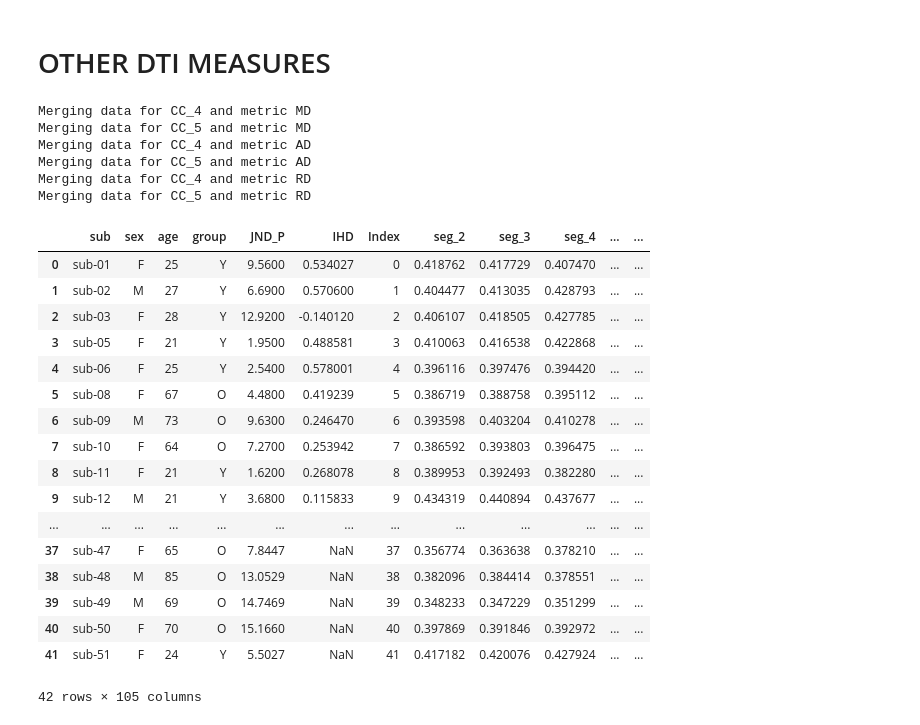
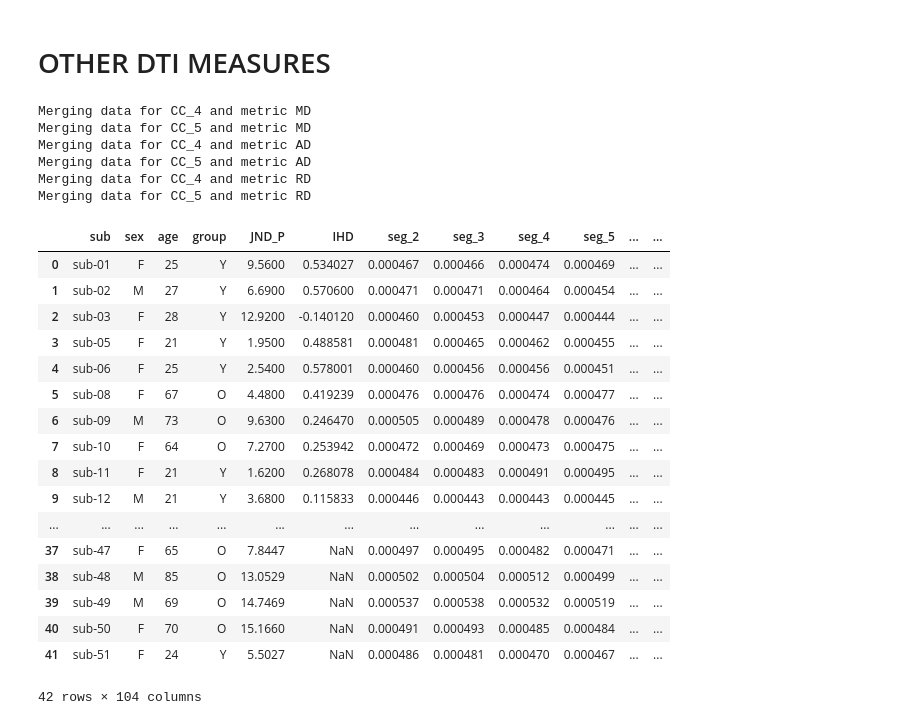
Before and after one commit to DanielaMPinzon/DTI_Aging, a Jupyter notebook: MediationAnalysis.ipynb, the cells around one changed output. Cells and saved outputs as stored; diff of their text form; code cells hidden in the pictures.

```diff
--- a/MediationAnalysis.ipynb
+++ b/MediationAnalysis.ipynb
@@ -370,6 +389,7 @@ from scipy import stats
 fig, axs = plt.subplots(nrows=2, ncols=4, figsize=(15, 7))
 axs = axs.flatten()
 
+CCx_list = ['CC_4','CC_5']
 # Define colors for groups
 group_colors = {'O': 'red', 'Y': 'blue'}
 
@@ -660,0 +641,26 @@ Results for CC_2:
+# %%
+# same anakysis but with C. Landelle data
+aging_path = "/home/daniela/Documents/PROJECTS/Aging_DWI/Data_Sub"
+aging_file_path = os.path.join(aging_path, "ForDiffusionAnalysis_original.xlsx")
+aging_data = pd.read_excel(aging_file_path)
+# make sure that first row is the header
+aging_data.columns = aging_data.iloc[0]
+aging_data = aging_data.drop(0).reset_index(drop=True)
+# eliminate the last column that is empty
+aging_data = aging_data.iloc[:, :-1]
+aging_data = aging_data.dropna()
+# convert the columns: 'Age', 'JND_P', 'IHD_P' to numeric
+aging_data['Age'] = pd.to_numeric(aging_data['Age'], errors='coerce')
+aging_data['JND_P'] = pd.to_numeric(aging_data['JND_P'], errors='coerce')
+aging_data['IHD_P'] = pd.to_numeric(aging_data['IHD_P'], errors='coerce')
+# %%
+# mediation analysis
+aging_data = pd.DataFrame({
+    'age': aging_data["Age"],
+    'JND': aging_data["JND_P"],
+    'IHD': aging_data["IHD_P"],
+})
+mediation_results = mediation_analysis(data=aging_data, x='age', y='JND', m='IHD', seed=42)
+print(f"Results for Mediation model x='age', y='JND', m='IHD':")
+print(mediation_results)
+print("\n")
@@ -662,7 +676,7 @@ Results for CC_2:
 # Running Window analysis
 # %%
 df_window_meanCC_FA = pd.DataFrame()
-CClist= ['CC_4','CC_5']
+CClist= ['CC_5']
 #CClist= ['CC_1']
 
 for CCx in CClist:
@@ -679,8 +693,8 @@ for CCx in CClist:
     # select the values from segment in windows of 10: from 0 to 5, then from 3 to 8, etc.
     # so it is a running window of 6 segments, with a step of 3 segments
     # then each window will be meaned and saved in a new dataframe df_window_meanCC_FA, for a mediation analysis with age and JND_P
-    for start in range(0, mean_values.shape[1] - 9, 4):
-        window_mean = mean_values.iloc[:, start:start+9].mean(axis=1)
+    for start in range(0, mean_values.shape[1] - 5, 3):
+        window_mean = mean_values.iloc[:, start:start+5].mean(axis=1)
         df_window_meanCC_FA[f'{CCx}_window_{start}'] = window_mean
 
         # Mediation analysis for each window
@@ -690,8 +704,8 @@ for CCx in CClist:
             'IHD' : sub_id['IHD'],
             'meanFA_window': window_mean
         })
-        mediation_results = mediation_analysis(data=data, x='age', y='IHD', m='meanFA_window', seed=42)
-        print(f"Results for {CCx} window {start}-{start+9}:")
+        mediation_results = mediation_analysis(data=data, x='age', y='JND', m='meanFA_window', seed=42)
+        print(f"Results for {CCx} window {start}-{start+5}:")
         print(mediation_results)
         print("\n")
 # %% [output]
@@ -726,6 +740,7 @@ listsub = ['01', '02', '03', '05', '06', '08', '09', '10', '11', '12', '13', '14
 
 dti_metric_list = ['MD', 'AD', 'RD']
 CCx_list = ['CC_4', 'CC_5']
+out_path = '/home/daniela/Documents/PROJECTS/Aging_DWI/ML_Analysis'
 
 
 for dti_metric in dti_metric_list:
@@ -737,54 +752,54 @@ for dti_metric in dti_metric_list:
                 data_sub = pd.read_csv(file_path, sep=";")
                 list_CCx_val.append(data_sub[CCx].values)
             else:
                 print(f"File not found: {file_path}")
 
         # Convert list of arrays → DataFrame
         dfCCx = pd.DataFrame(list_CCx_val)
 
         # Rename columns seg_2, seg_3, ... up to length
         new_col_names = [f"seg_{i}" for i in range(2, 2 + dfCCx.shape[1])]
         dfCCx.columns = new_col_names
 
         # Save to CSV
         out_file = f"{CCx}_{dti_metric}.csv"
-        #dfCCx.to_csv(out_file, index_label="Index")
+        #dfCCx.to_csv(os.path.join(out_path, out_file), index_label="Index")
 
         #print(f"Saved {out_file} with shape {dfCCx.shape}")
 
         print(f'Merging data for {CCx} and metric {dti_metric}')
-        data_frames = pd.concat([sub_id, CCx_df], axis=1)
+        data_frames = pd.concat([sub_id, dfCCx], axis=1)
         #eliminnate repeated columns
         data_frames = data_frames.loc[:,~data_frames.columns.duplicated()]
 
-        data_frames.to_csv(CCx +'_'+dti_metric+'.csv', index=False)
+        #data_frames.to_csv(os.path.join(out_path, CCx +'_'+dti_metric+'.csv'), index=False)
 
 data_frames
 # %% [output]
 Merging data for CC_4 and metric MD
 Merging data for CC_5 and metric MD
 Merging data for CC_4 and metric AD
 Merging data for CC_5 and metric AD
 Merging data for CC_4 and metric RD
 Merging data for CC_5 and metric RD
-|  | sub | sex | age | group | JND_P | IHD | Index | seg_2 | seg_3 | seg_4 | ... | ... |
-| 0 | sub-01 | F | 25 | Y | 9.5600 | 0.534027 | 0 | 0.418762 | 0.417729 | 0.407470 | ... | ... |
-| 1 | sub-02 | M | 27 | Y | 6.6900 | 0.570600 | 1 | 0.404477 | 0.413035 | 0.428793 | ... | ... |
-| 2 | sub-03 | F | 28 | Y | 12.9200 | -0.140120 | 2 | 0.406107 | 0.418505 | 0.427785 | ... | ... |
-| 3 | sub-05 | F | 21 | Y | 1.9500 | 0.488581 | 3 | 0.410063 | 0.416538 | 0.422868 | ... | ... |
-| 4 | sub-06 | F | 25 | Y | 2.5400 | 0.578001 | 4 | 0.396116 | 0.397476 | 0.394420 | ... | ... |
-| 5 | sub-08 | F | 67 | O | 4.4800 | 0.419239 | 5 | 0.386719 | 0.388758 | 0.395112 | ... | ... |
-| 6 | sub-09 | M | 73 | O | 9.6300 | 0.246470 | 6 | 0.393598 | 0.403204 | 0.410278 | ... | ... |
-| 7 | sub-10 | F | 64 | O | 7.2700 | 0.253942 | 7 | 0.386592 | 0.393803 | 0.396475 | ... | ... |
-| 8 | sub-11 | F | 21 | Y | 1.6200 | 0.268078 | 8 | 0.389953 | 0.392493 | 0.382280 | ... | ... |
-| 9 | sub-12 | M | 21 | Y | 3.6800 | 0.115833 | 9 | 0.434319 | 0.440894 | 0.437677 | ... | ... |
+|  | sub | sex | age | group | JND_P | IHD | seg_2 | seg_3 | seg_4 | seg_5 | ... | ... |
+| 0 | sub-01 | F | 25 | Y | 9.5600 | 0.534027 | 0.000467 | 0.000466 | 0.000474 | 0.000469 | ... | ... |
+| 1 | sub-02 | M | 27 | Y | 6.6900 | 0.570600 | 0.000471 | 0.000471 | 0.000464 | 0.000454 | ... | ... |
+| 2 | sub-03 | F | 28 | Y | 12.9200 | -0.140120 | 0.000460 | 0.000453 | 0.000447 | 0.000444 | ... | ... |
+| 3 | sub-05 | F | 21 | Y | 1.9500 | 0.488581 | 0.000481 | 0.000465 | 0.000462 | 0.000455 | ... | ... |
+| 4 | sub-06 | F | 25 | Y | 2.5400 | 0.578001 | 0.000460 | 0.000456 | 0.000456 | 0.000451 | ... | ... |
+| 5 | sub-08 | F | 67 | O | 4.4800 | 0.419239 | 0.000476 | 0.000476 | 0.000474 | 0.000477 | ... | ... |
+| 6 | sub-09 | M | 73 | O | 9.6300 | 0.246470 | 0.000505 | 0.000489 | 0.000478 | 0.000476 | ... | ... |
+| 7 | sub-10 | F | 64 | O | 7.2700 | 0.253942 | 0.000472 | 0.000469 | 0.000473 | 0.000475 | ... | ... |
+| 8 | sub-11 | F | 21 | Y | 1.6200 | 0.268078 | 0.000484 | 0.000483 | 0.000491 | 0.000495 | ... | ... |
+| 9 | sub-12 | M | 21 | Y | 3.6800 | 0.115833 | 0.000446 | 0.000443 | 0.000443 | 0.000445 | ... | ... |
 | ... | ... | ... | ... | ... | ... | ... | ... | ... | ... | ... | ... | ... |
-| 37 | sub-47 | F | 65 | O | 7.8447 | NaN | 37 | 0.356774 | 0.363638 | 0.378210 | ... | ... |
-| 38 | sub-48 | M | 85 | O | 13.0529 | NaN | 38 | 0.382096 | 0.384414 | 0.378551 | ... | ... |
-| 39 | sub-49 | M | 69 | O | 14.7469 | NaN | 39 | 0.348233 | 0.347229 | 0.351299 | ... | ... |
-| 40 | sub-50 | F | 70 | O | 15.1660 | NaN | 40 | 0.397869 | 0.391846 | 0.392972 | ... | ... |
-| 41 | sub-51 | F | 24 | Y | 5.5027 | NaN | 41 | 0.417182 | 0.420076 | 0.427924 | ... | ... |
+| 37 | sub-47 | F | 65 | O | 7.8447 | NaN | 0.000497 | 0.000495 | 0.000482 | 0.000471 | ... | ... |
+| 38 | sub-48 | M | 85 | O | 13.0529 | NaN | 0.000502 | 0.000504 | 0.000512 | 0.000499 | ... | ... |
+| 39 | sub-49 | M | 69 | O | 14.7469 | NaN | 0.000537 | 0.000538 | 0.000532 | 0.000519 | ... | ... |
+| 40 | sub-50 | F | 70 | O | 15.1660 | NaN | 0.000491 | 0.000493 | 0.000485 | 0.000484 | ... | ... |
+| 41 | sub-51 | F | 24 | Y | 5.5027 | NaN | 0.000486 | 0.000481 | 0.000470 | 0.000467 | ... | ... |
-42 rows × 105 columns
+42 rows × 104 columns
 # %%
 # Get the mean FA values only the segments 50 -5 et +5
 out_path = '/home/daniela/Documents/PROJECTS/Aging_DWI/ML_Analysis/'
```
Also changed, not shown: parts of 22 cells of this notebook.
